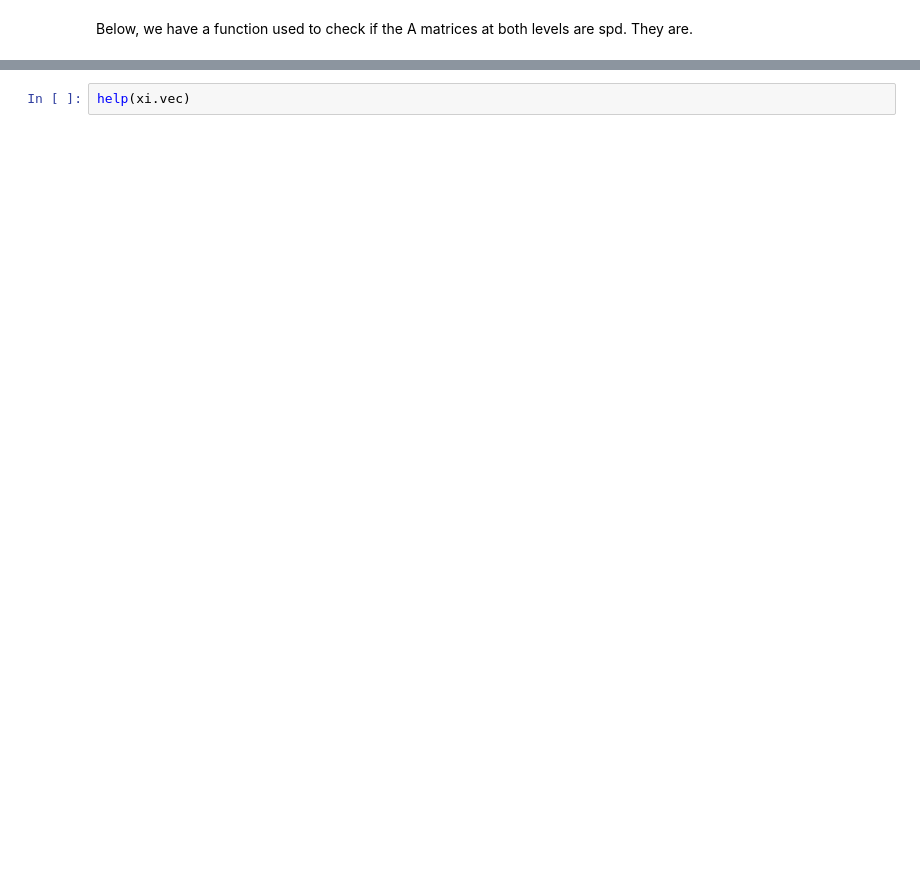
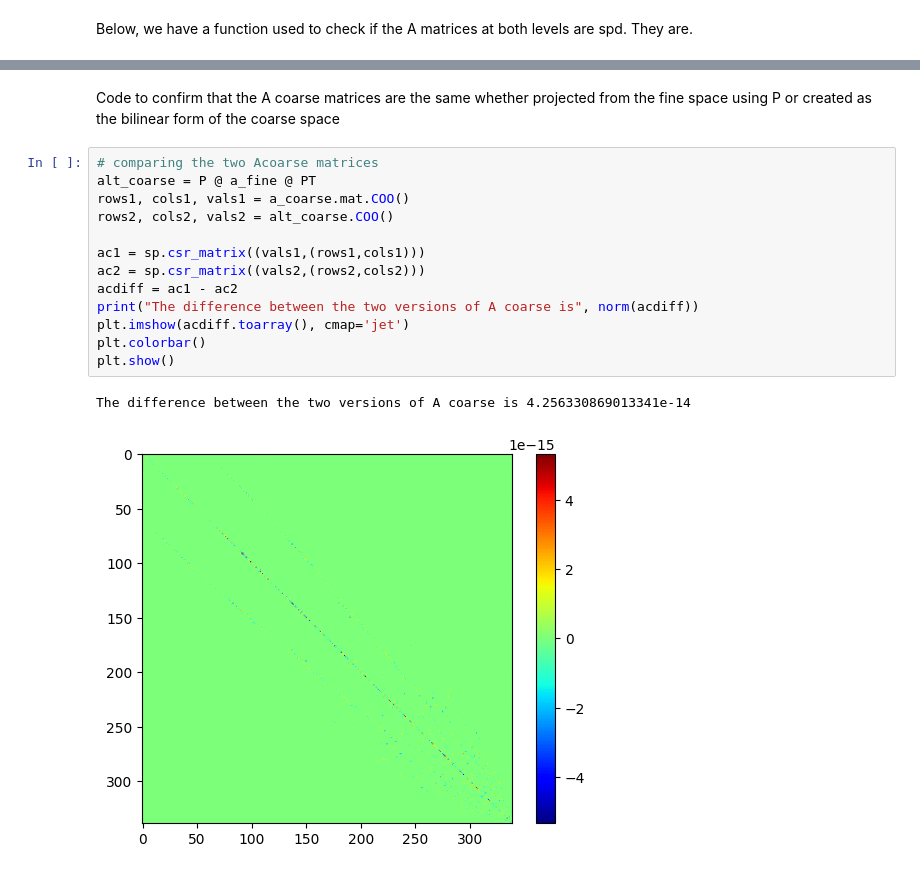
Before and after one commit to melayne/ng26, a Jupyter notebook: gs4-tl.ipynb, the cells around one changed output, grey strips where cells are left out. Cells and saved outputs as stored; diff of their text form; blank space fills up the shorter version.

```diff
--- a/gs4-tl.ipynb
+++ b/gs4-tl.ipynb
@@ -111,2 +136,18 @@ fine_spd, coarse_spd
-# %%
-help(xi.vec)
+# %% [markdown]
+Code to confirm that the A coarse matrices are the same whether projected from the fine space using P or created as the bilinear form of the coarse space
+# %%
+# comparing the two Acoarse matrices
+alt_coarse = P @ a_fine @ PT
+rows1, cols1, vals1 = a_coarse.mat.COO()
+rows2, cols2, vals2 = alt_coarse.COO()
+
+ac1 = sp.csr_matrix((vals1,(rows1,cols1)))
+ac2 = sp.csr_matrix((vals2,(rows2,cols2)))
+acdiff = ac1 - ac2
+print("The difference between the two versions of A coarse is", norm(acdiff))
+plt.imshow(acdiff.toarray(), cmap='jet')
+plt.colorbar()
+plt.show()
+# %% [output]
+The difference between the two versions of A coarse is 4.256330869013341e-14
+[figure, added]
```
Also changed, not shown: parts of 8 cells of this notebook, 2 other files.
